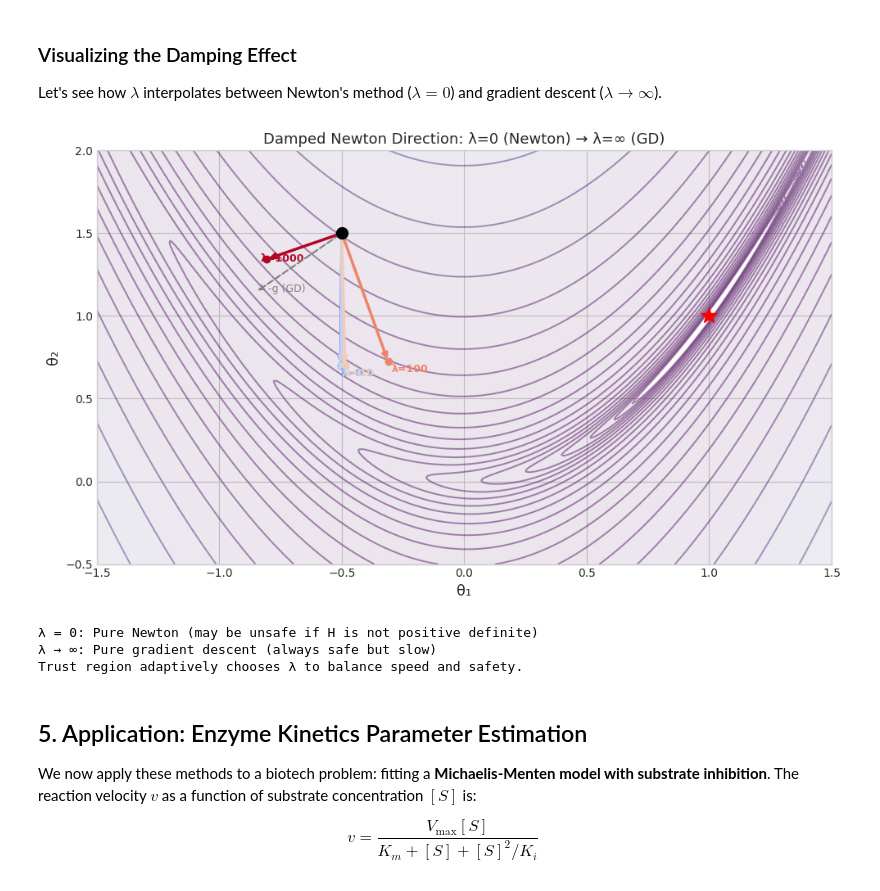
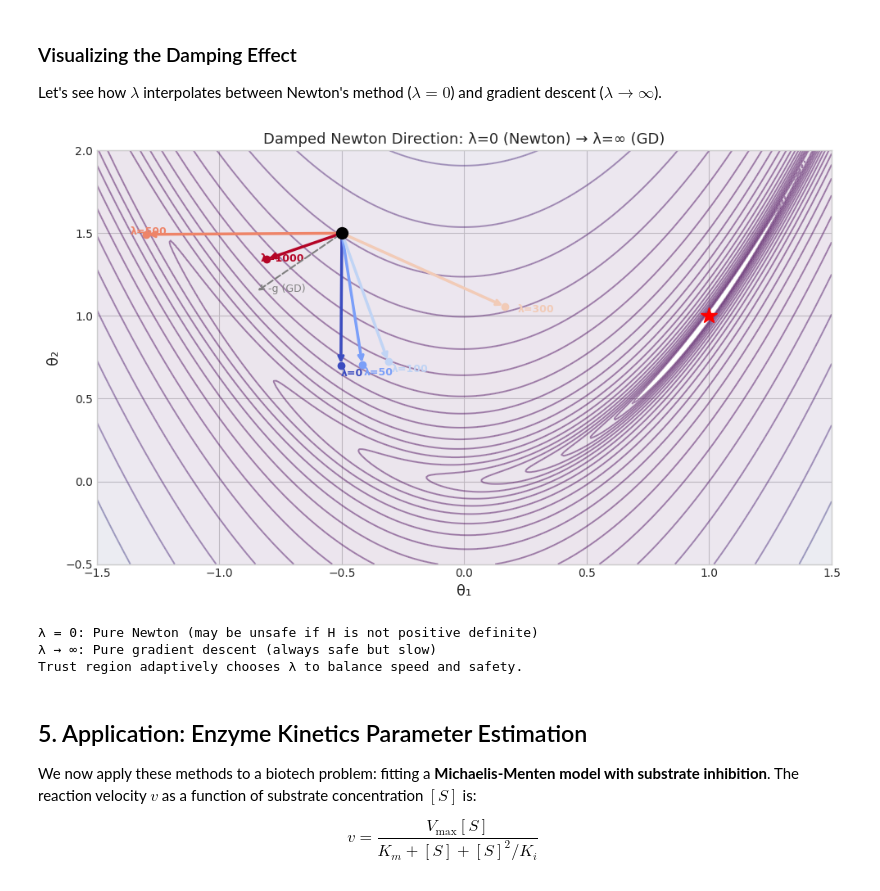
Before and after one commit to christophe17/notebook, a Jupyter notebook: notebooks/probabilistic-ml/8-optimization/8-3-1-second_order_methods.ipynb, the cells around one changed output. Drawn from its saved outputs; the diff is of its cells as text; code cells hidden in the pictures.

```diff
--- a/notebooks/probabilistic-ml/8-optimization/8-3-1-second_order_methods.ipynb
+++ b/notebooks/probabilistic-ml/8-optimization/8-3-1-second_order_methods.ipynb
@@ -707,7 +707,7 @@ theta_demo = np.array([-0.5, 1.5])
 g_demo = rosenbrock_grad(theta_demo)
 H_demo = rosenbrock_hess(theta_demo)
 
-lambdas = [0, 0.1, 1, 10, 100, 1000]
+lambdas = [0, 50, 100, 300, 500, 1000]
 
 fig, ax = plt.subplots(figsize=(10, 6))
 ax.contour(T1_rb, T2_rb, Z_rb, levels=levels_rb, cmap='viridis', alpha=0.4)
@@ -721,34 +721,34 @@ for lam, col in zip(lambdas, colors):
     scale = min(1.0, 0.8 / np.linalg.norm(delta))
     delta_vis = delta * scale
     ax.annotate('', xy=theta_demo + delta_vis, xytext=theta_demo,
                 arrowprops=dict(arrowstyle='->', color=col, lw=2.5))
     ax.plot(*(theta_demo + delta_vis), 'o', color=col, markersize=6)
     label_pos = theta_demo + delta_vis * 1.08
     ax.text(label_pos[0], label_pos[1], f'λ={lam}', fontsize=9, color=col, fontweight='bold')
 
 ax.plot(*theta_demo, 'ko', markersize=10, zorder=5)
 ax.plot(1, 1, 'r*', markersize=15)
 
 # Also show negative gradient direction
 neg_g_norm = -g_demo / np.linalg.norm(g_demo) * 0.5
 ax.annotate('', xy=theta_demo + neg_g_norm, xytext=theta_demo,
             arrowprops=dict(arrowstyle='->', color='gray', lw=1.5, linestyle='--'))
 ax.text(theta_demo[0] + neg_g_norm[0] + 0.05, theta_demo[1] + neg_g_norm[1], '-g (GD)',
         fontsize=9, color='gray')
 
 ax.set_xlabel('θ₁', fontsize=13)
 ax.set_ylabel('θ₂', fontsize=13)
 ax.set_title('Damped Newton Direction: λ=0 (Newton) → λ=∞ (GD)', fontsize=13)
 ax.set_xlim(-1.5, 1.5)
 ax.set_ylim(-0.5, 2.0)
 plt.tight_layout()
 plt.show()
 
 print("λ = 0: Pure Newton (may be unsafe if H is not positive definite)")
 print("λ → ∞: Pure gradient descent (always safe but slow)")
 print("Trust region adaptively chooses λ to balance speed and safety.")
 # %% [output]
-[figure, old version]
+[figure, new version]
 λ = 0: Pure Newton (may be unsafe if H is not positive definite)
 λ → ∞: Pure gradient descent (always safe but slow)
 Trust region adaptively chooses λ to balance speed and safety.
```
Also changed, not shown: parts of 3 cells of this notebook, 30 other files.
